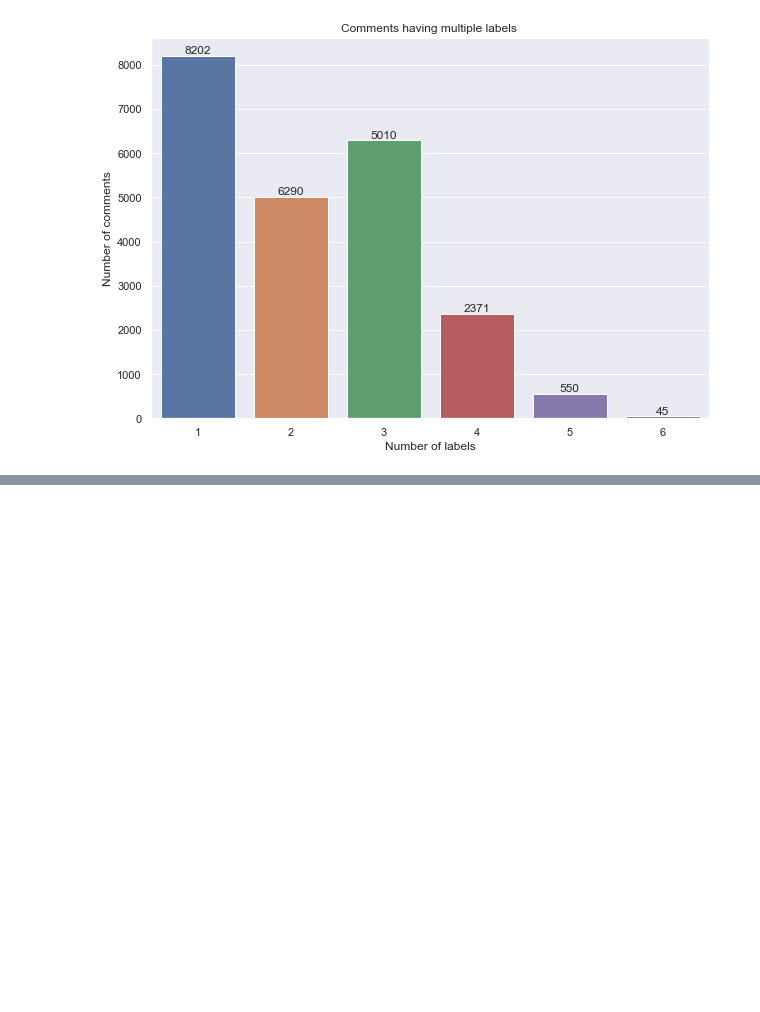
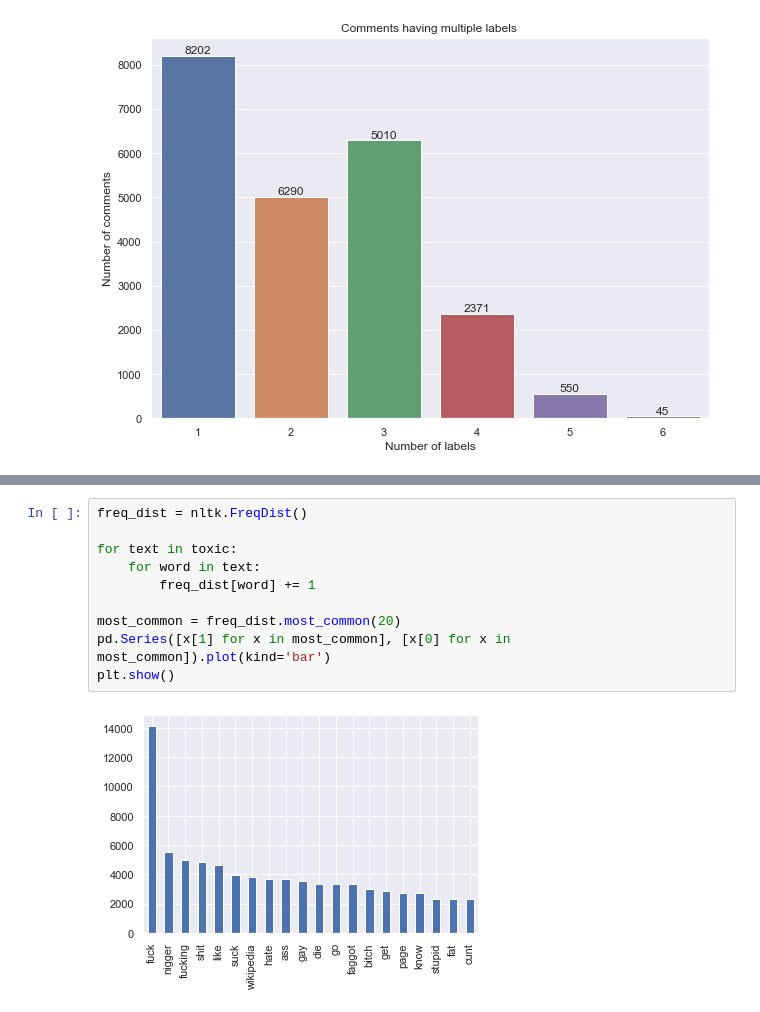
Before and after one commit to francescogemignani/Toxic-Comments-Classification-Challenge, a Jupyter notebook: Untitled.ipynb, the cells around one changed output, grey strips where cells are left out. Drawn from its saved outputs; the diff is of its cells as text; blank space fills up the shorter version.

```diff
--- a/Untitled.ipynb
+++ b/Untitled.ipynb
@@ -297,0 +479,12 @@ https://www.kaggle.com/adldotori/all-in-one-dataset
+# %%
+freq_dist = nltk.FreqDist()
+
+for text in toxic:
+    for word in text:
+        freq_dist[word] += 1
+
+most_common = freq_dist.most_common(20)
+pd.Series([x[1] for x in most_common], [x[0] for x in most_common]).plot(kind='bar')
+plt.show()
+# %% [output]
+[figure, added]
```
Also changed, not shown: parts of 51 cells of this notebook.
